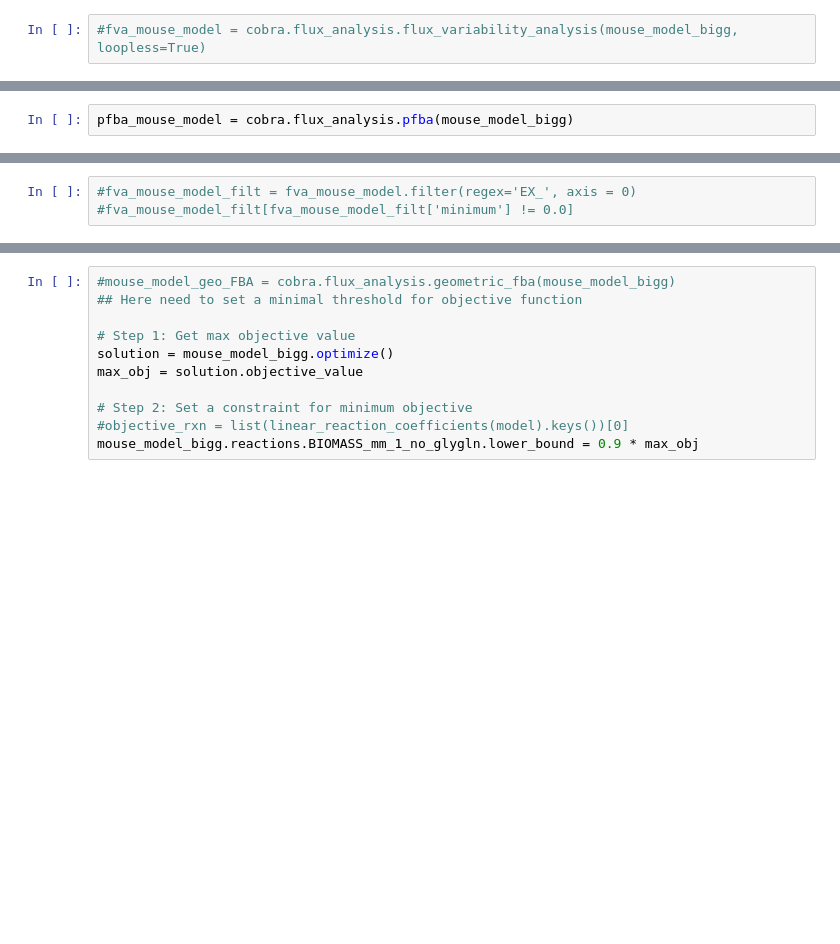
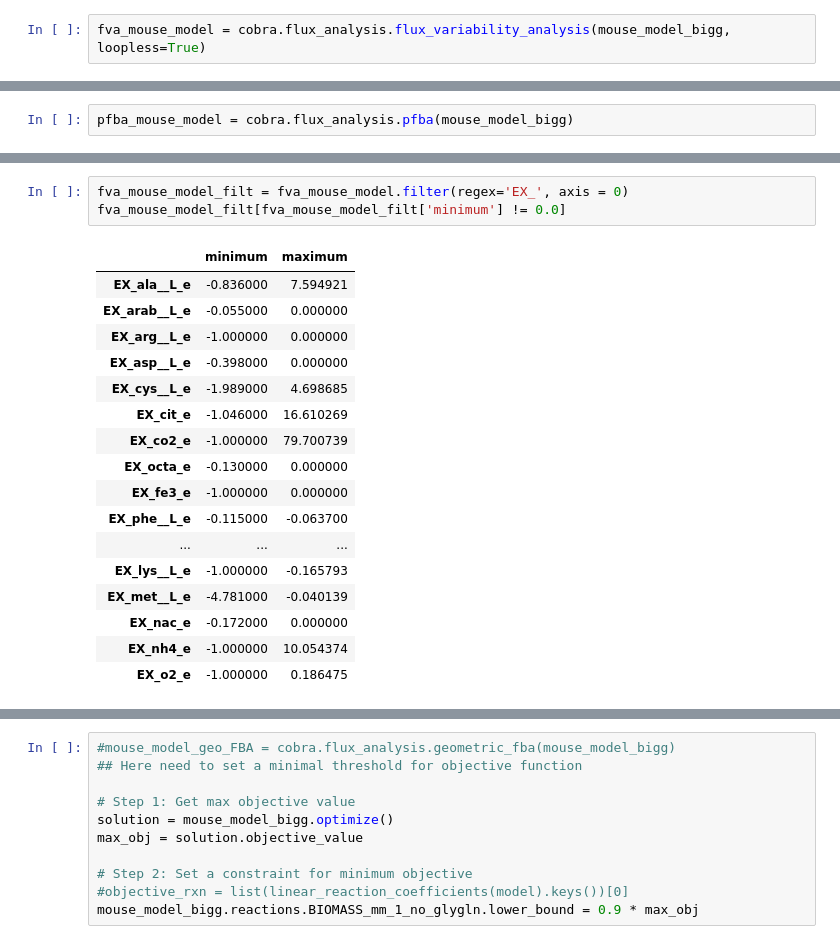
Before and after one commit to haydengallo/glv_dfba, a Jupyter notebook: testing_mouse_GEM.ipynb, the cells around one changed output, grey strips where cells are left out. Cells and saved outputs as stored; diff of their text form; blank space fills up the shorter version.

```diff
--- a/testing_mouse_GEM.ipynb
+++ b/testing_mouse_GEM.ipynb
@@ -680,2 +652,2 @@ Secretion
 # %%
-#fva_mouse_model = cobra.flux_analysis.flux_variability_analysis(mouse_model_bigg, loopless=True)
+fva_mouse_model = cobra.flux_analysis.flux_variability_analysis(mouse_model_bigg, loopless=True)
@@ -705,4 +711,22 @@ temp_pfba_df[temp_pfba_df['fluxes'] != 0.0]
 # %%
-#fva_mouse_model_filt = fva_mouse_model.filter(regex='EX_', axis = 0)
-#fva_mouse_model_filt[fva_mouse_model_filt['minimum'] != 0.0]
+fva_mouse_model_filt = fva_mouse_model.filter(regex='EX_', axis = 0)
+fva_mouse_model_filt[fva_mouse_model_filt['minimum'] != 0.0]
+# %% [output]
+|  | minimum | maximum |
+| EX_ala__L_e | -0.836000 | 7.594921 |
+| EX_arab__L_e | -0.055000 | 0.000000 |
+| EX_arg__L_e | -1.000000 | 0.000000 |
+| EX_asp__L_e | -0.398000 | 0.000000 |
+| EX_cys__L_e | -1.989000 | 4.698685 |
+| EX_cit_e | -1.046000 | 16.610269 |
+| EX_co2_e | -1.000000 | 79.700739 |
+| EX_octa_e | -0.130000 | 0.000000 |
+| EX_fe3_e | -1.000000 | 0.000000 |
+| EX_phe__L_e | -0.115000 | -0.063700 |
+| ... | ... | ... |
+| EX_lys__L_e | -1.000000 | -0.165793 |
+| EX_met__L_e | -4.781000 | -0.040139 |
+| EX_nac_e | -0.172000 | 0.000000 |
+| EX_nh4_e | -1.000000 | 10.054374 |
+| EX_o2_e | -1.000000 | 0.186475 |
 # %%
```
Also changed, not shown: parts of 13 cells of this notebook, 5 other files.
